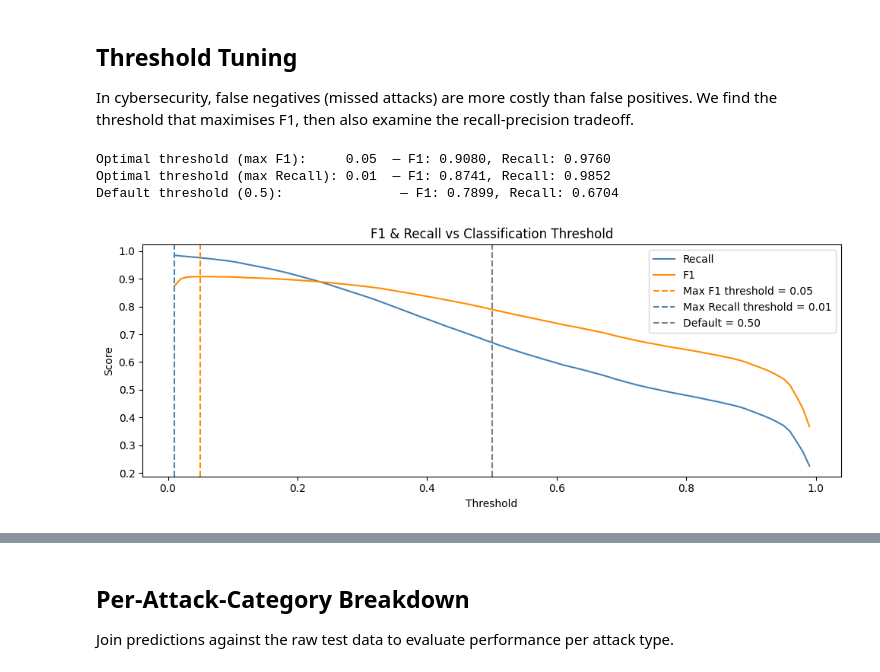
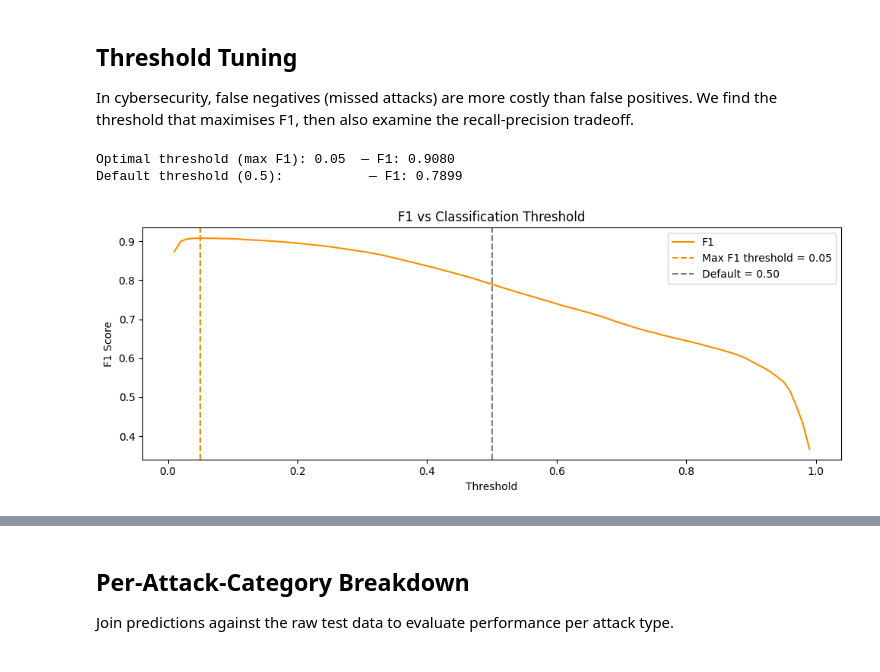
Before and after one commit to joshuacris/ml-network-intrusion, a Jupyter notebook: notebooks/logistic_regression.ipynb, the cells around one changed output, grey strips where cells are left out. Drawn from its saved outputs; the diff is of its cells as text; code cells hidden in the pictures.

```diff
--- a/notebooks/logistic_regression.ipynb
+++ b/notebooks/logistic_regression.ipynb
@@ -121,34 +121,26 @@ plt.show()
 In cybersecurity, false negatives (missed attacks) are more costly than false positives.
 We find the threshold that maximises F1, then also examine the recall-precision tradeoff.
 # %%
-from sklearn.metrics import recall_score
+thresholds = np.arange(0.01, 1.0, 0.01)
+f1_scores  = [f1_score(y_test, (y_prob >= t).astype(int)) for t in thresholds]
 
-thresholds    = np.arange(0.01, 1.0, 0.01)
-f1_scores     = [f1_score(y_test, (y_prob >= t).astype(int)) for t in thresholds]
-recall_scores = [recall_score(y_test, (y_prob >= t).astype(int)) for t in thresholds]
+best_f1_threshold = thresholds[np.argmax(f1_scores)]
 
-best_f1_threshold     = thresholds[np.argmax(f1_scores)]
-best_recall_threshold = thresholds[np.argmax(recall_scores)]
-
-print(f'Optimal threshold (max F1):     {best_f1_threshold:.2f}  — F1: {max(f1_scores):.4f}, Recall: {recall_scores[np.argmax(f1_scores)]:.4f}')
-print(f'Optimal threshold (max Recall): {best_recall_threshold:.2f}  — F1: {f1_scores[np.argmax(recall_scores)]:.4f}, Recall: {max(recall_scores):.4f}')
-print(f'Default threshold (0.5):               — F1: {f1_scores[49]:.4f}, Recall: {recall_scores[49]:.4f}')
+print(f'Optimal threshold (max F1): {best_f1_threshold:.2f}  — F1: {max(f1_scores):.4f}')
+print(f'Default threshold (0.5):           — F1: {f1_scores[49]:.4f}')
 
 fig, ax = plt.subplots(figsize=(10, 4))
-ax.plot(thresholds, recall_scores, color='steelblue', label='Recall')
 ax.plot(thresholds, f1_scores, color='darkorange', label='F1')
 ax.axvline(best_f1_threshold, color='darkorange', linestyle='--', label=f'Max F1 threshold = {best_f1_threshold:.2f}')
-ax.axvline(best_recall_threshold, color='steelblue', linestyle='--', label=f'Max Recall threshold = {best_recall_threshold:.2f}')
 ax.axvline(0.5, color='gray', linestyle='--', label='Default = 0.50')
 ax.set_xlabel('Threshold')
-ax.set_ylabel('Score')
-ax.set_title('F1 & Recall vs Classification Threshold')
+ax.set_ylabel('F1 Score')
+ax.set_title('F1 vs Classification Threshold')
 ax.legend()
 plt.tight_layout()
 plt.show()
 # %% [output]
-Optimal threshold (max F1):     0.05  — F1: 0.9080, Recall: 0.9760
-Optimal threshold (max Recall): 0.01  — F1: 0.8741, Recall: 0.9852
-Default threshold (0.5):               — F1: 0.7899, Recall: 0.6704
+Optimal threshold (max F1): 0.05  — F1: 0.9080
+Default threshold (0.5):           — F1: 0.7899
-[figure, old version]
+[figure, new version]
 # %%
```
Also changed, not shown: parts of 2 cells of this notebook, 1 other file.
